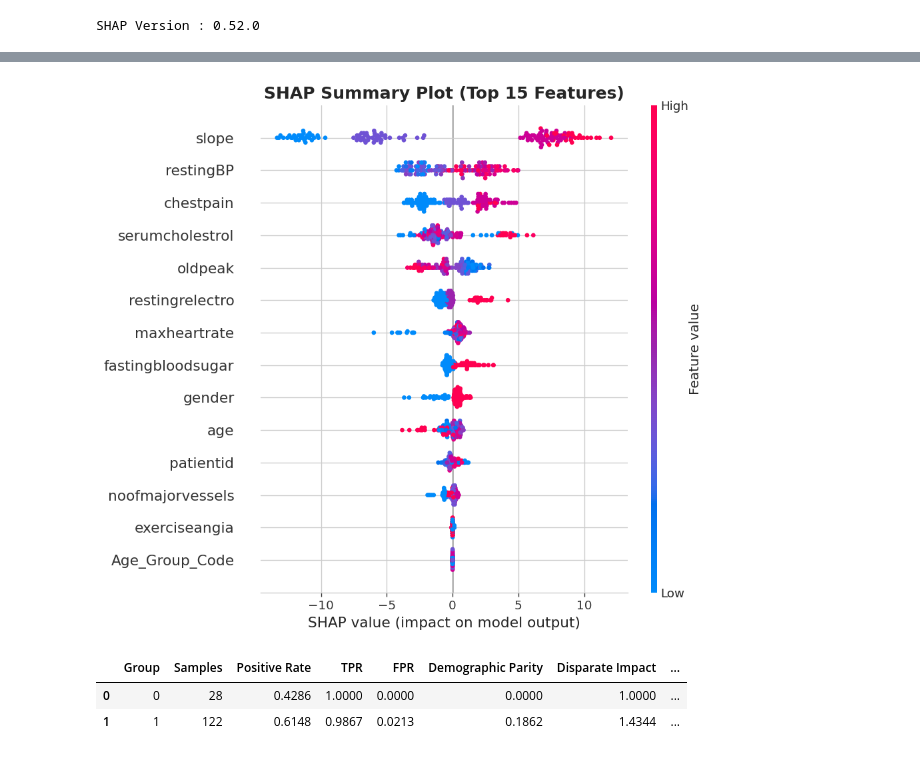
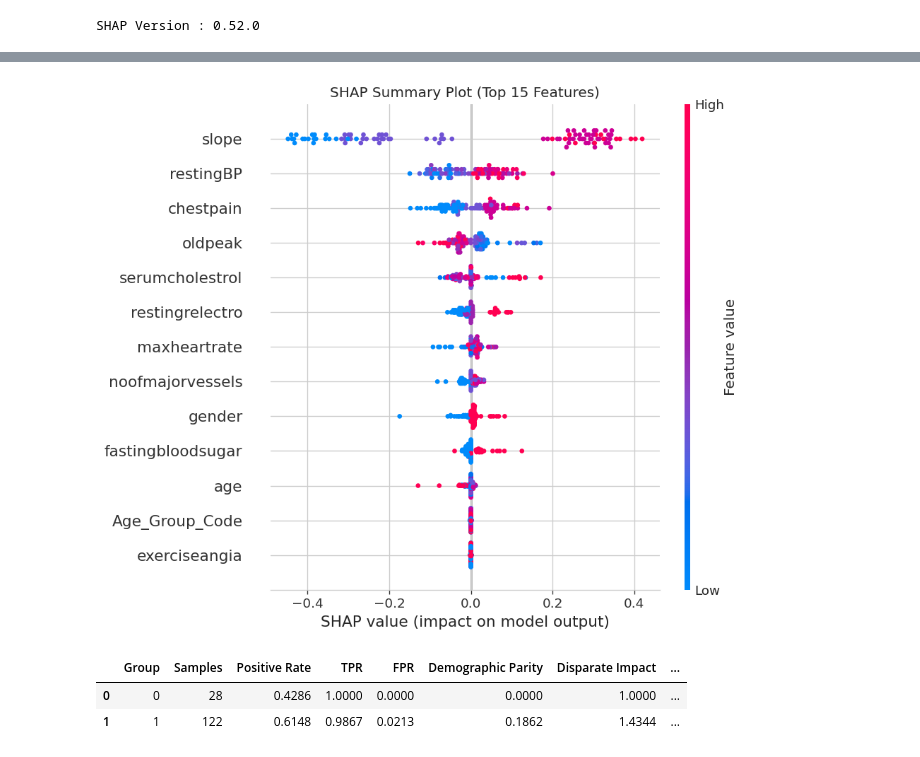
Before and after one commit to proshenjitbarua06-dot/skill-morph, a Jupyter notebook: Trustworthy_Explainable_Artificial_Intelligence_for_Early_Heart_Disease_Risk_Prediction_A_Comparative_Study_of_Machine_Learning_Models_with_Fairness_and_Uncertainty_Analysis.ipynb, the cells around one changed output, grey strips where cells are left out. Cells and saved outputs as stored; diff of their text form; code cells hidden in the pictures.

```diff
--- a/Trustworthy_Explainable_Artificial_Intelligence_for_Early_Heart_Disease_Risk_Prediction_A_Comparative_Study_of_Machine_Learning_Models_with_Fairness_and_Uncertainty_Analysis.ipynb
+++ b/Trustworthy_Explainable_Artificial_Intelligence_for_Early_Heart_Disease_Risk_Prediction_A_Comparative_Study_of_Machine_Learning_Models_with_Fairness_and_Uncertainty_Analysis.ipynb
@@ -1029,12 +1026,7 @@ df["Age_Group_Code"] = df["Age_Group"].map(age_mapping).astype(int)
 # Features and Target
 # ============================================================
 
-X = df.drop(
-    columns=[
-        "target",
-        "Age_Group"
-    ]
-)
+X = df.drop(columns=["target", "Age_Group", "patientid"])
 
 y = df["target"]
 
@@ -2958,0 +2804,9 @@ plt.show()
+# %%
+background = shap.sample(X_train, 100, random_state=42)
+
+explainer = shap.KernelExplainer(
+    best_model.predict_proba,
+    background
+)
+
+shap_values = explainer.shap_values(X_test.iloc[:100])
@@ -2959,43 +2845,21 @@ plt.show()
 # %%
-# ============================================================
-# SHAP Summary Plot (Top 15 Features)
-# ============================================================
+# Top 15 features
+mean_shap = np.abs(sv).mean(axis=0)
+top15 = np.argsort(mean_shap)[-15:]
 
-# Get top 15 feature names
-top_features = top15["Feature"].tolist()
-
-# Corresponding column indices
-feature_idx = [X_train.columns.get_loc(f) for f in top_features]
-
-plt.figure(figsize=(10,7))
+plt.figure(figsize=(9,6))
 
 shap.summary_plot(
-
-    shap_values[:, feature_idx],
-
-    X_shap.iloc[:, feature_idx],
-
-    feature_names=top_features,
-
+    sv[:, top15],
+    X_test.iloc[:len(sv), top15],
     show=False
-
 )
 
-plt.title(
-
-    "SHAP Summary Plot (Top 15 Features)",
-
-    fontsize=15,
-
-    fontweight="bold"
-
-)
-
+plt.title("SHAP Summary Plot (Top 15 Features)")
 plt.tight_layout()
-
 plt.show()
 # %% [output]
-[figure, old version]
+[figure, new version]
 # %%
 # ============================================================
 # Fairness Metrics (Publication Version)
```
Also changed, not shown: parts of 36 cells of this notebook.
